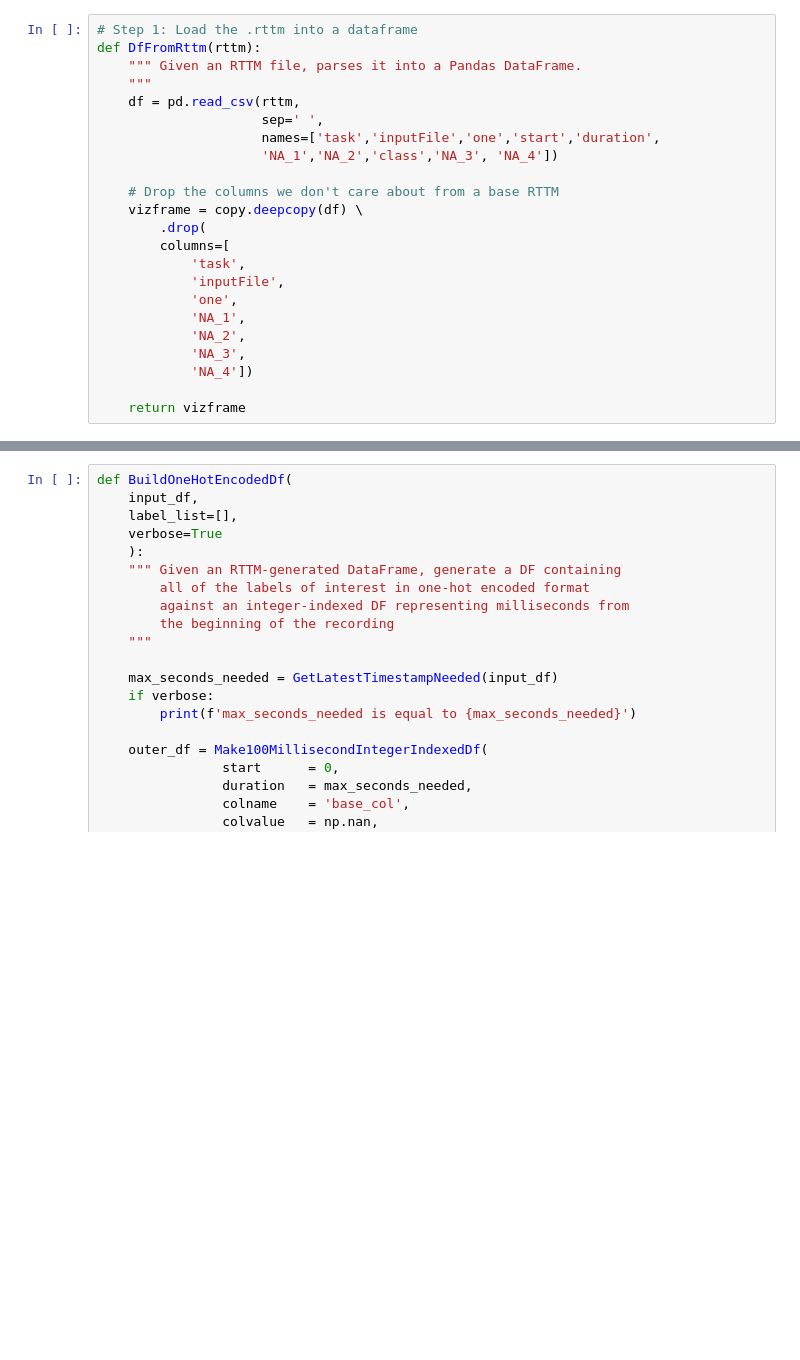
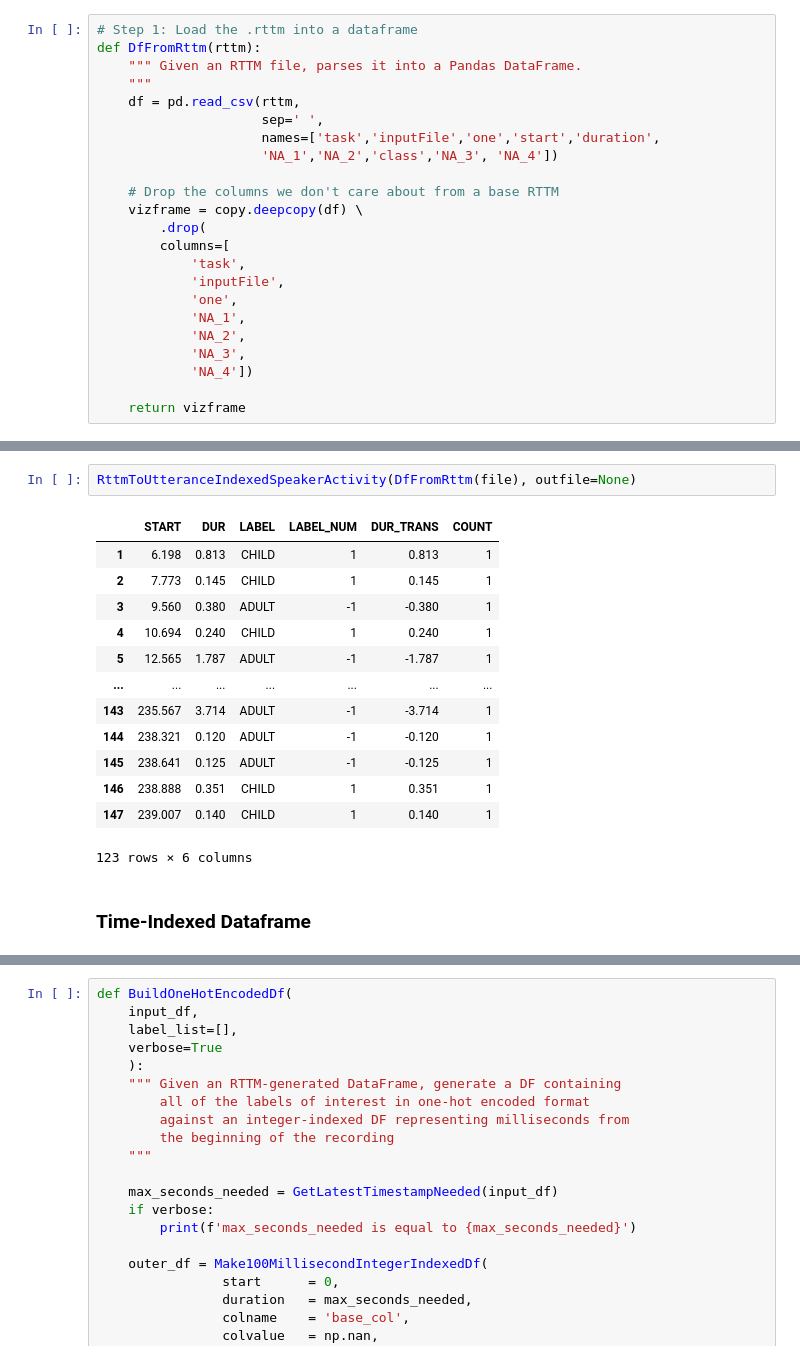
Before and after one commit to raybuhr/teacherprints, a Jupyter notebook: 100millisecond_index.ipynb, the cells around one changed output, grey strips where cells are left out. Saved outputs shown, nothing was run; the diff lists cells and outputs as text; blank space fills up the shorter version.

```diff
--- a/100millisecond_index.ipynb
+++ b/100millisecond_index.ipynb
@@ -86 +80,19 @@ def DfFromRttm(rttm):
+# %%
+RttmToUtteranceIndexedSpeakerActivity(DfFromRttm(file), outfile=None)
+# %% [output]
+|  | START | DUR | LABEL | LABEL_NUM | DUR_TRANS | COUNT |
+| 1 | 6.198 | 0.813 | CHILD | 1 | 0.813 | 1 |
+| 2 | 7.773 | 0.145 | CHILD | 1 | 0.145 | 1 |
+| 3 | 9.560 | 0.380 | ADULT | -1 | -0.380 | 1 |
+| 4 | 10.694 | 0.240 | CHILD | 1 | 0.240 | 1 |
+| 5 | 12.565 | 1.787 | ADULT | -1 | -1.787 | 1 |
+| ... | ... | ... | ... | ... | ... | ... |
+| 143 | 235.567 | 3.714 | ADULT | -1 | -3.714 | 1 |
+| 144 | 238.321 | 0.120 | ADULT | -1 | -0.120 | 1 |
+| 145 | 238.641 | 0.125 | ADULT | -1 | -0.125 | 1 |
+| 146 | 238.888 | 0.351 | CHILD | 1 | 0.351 | 1 |
+| 147 | 239.007 | 0.140 | CHILD | 1 | 0.140 | 1 |
+123 rows × 6 columns
+# %% [markdown]
+### Time-Indexed Dataframe
 # %%
```
Also changed, not shown: parts of 23 cells of this notebook.
